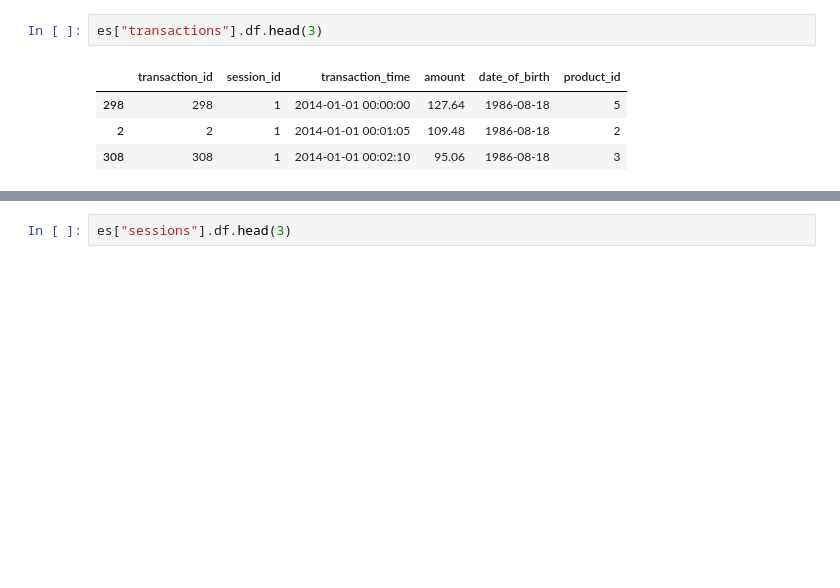
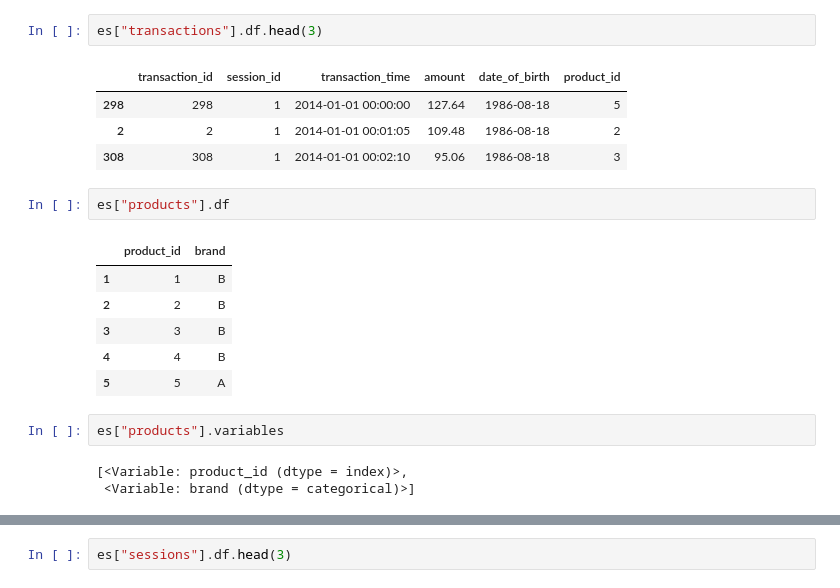
Before and after one commit to gingi99/HowToPython, a Jupyter notebook: featuretools/featuretools.ipynb, the cells around one changed output, grey strips where cells are left out. Cells and saved outputs as stored; diff of their text form; blank space fills up the shorter version.

```diff
--- a/featuretools/featuretools.ipynb
+++ b/featuretools/featuretools.ipynb
@@ -227,6 +274,20 @@ es["transactions"].df.head(3)
 | 298 | 298 | 1 | 2014-01-01 00:00:00 | 127.64 | 1986-08-18 | 5 |
 | 2 | 2 | 1 | 2014-01-01 00:01:05 | 109.48 | 1986-08-18 | 2 |
 | 308 | 308 | 1 | 2014-01-01 00:02:10 | 95.06 | 1986-08-18 | 3 |
+# %%
+es["products"].df
+# %% [output]
+|  | product_id | brand |
+| 1 | 1 | B |
+| 2 | 2 | B |
+| 3 | 3 | B |
+| 4 | 4 | B |
+| 5 | 5 | A |
+# %%
+es["products"].variables
+# %% [output]
+[<Variable: product_id (dtype = index)>,
+ <Variable: brand (dtype = categorical)>]
 # %%
 es["transactions"].variables
 # %% [output]
```
Also changed, not shown: parts of 19 cells of this notebook.
